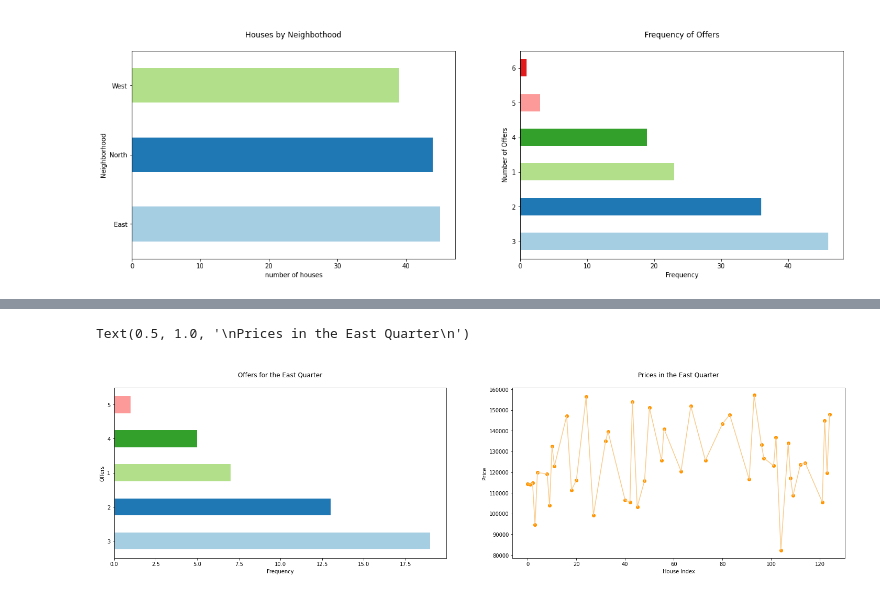
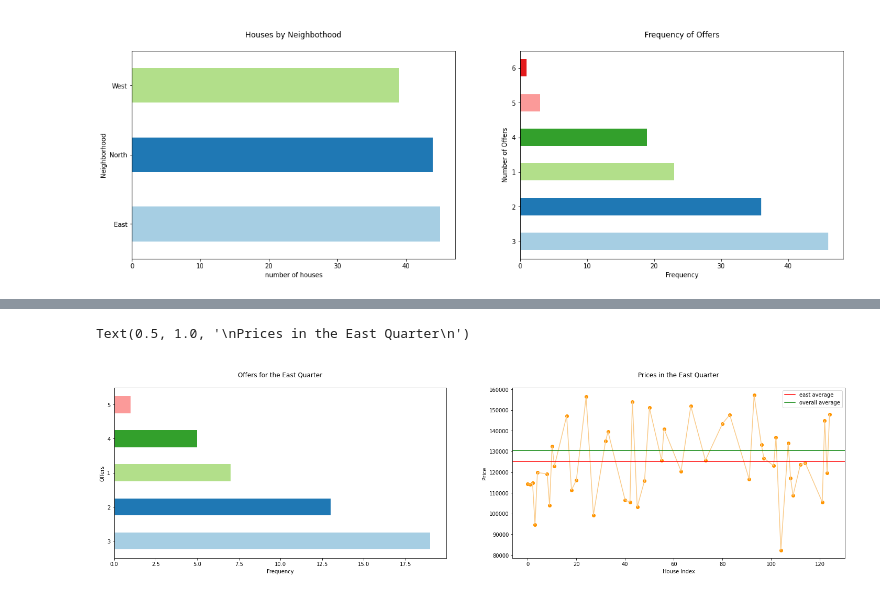
Before and after one commit to gabrielalastra/houses_for_sale, a Jupyter notebook: houses_4sale.ipynb, the cells around one changed output, grey strips where cells are left out. Drawn from its saved outputs; the diff is of its cells as text; code cells hidden in the pictures.

```diff
--- a/houses_4sale.ipynb
+++ b/houses_4sale.ipynb
@@ -375,20 +381,23 @@ Text(0.5, 1.0, '\nPrices in the West Quarter\n')
 # %%
 plt.figure(figsize=[25,6])
 plt.subplot(1,2,1)
 mask7 = (housesdata['Neighborhood']=='East')
 mask7 = housesdata[mask7]
 mask7['Offers'].value_counts().plot(kind='barh',
                               color=plt.cm.Paired(np.arange(len(mask7['Offers']))))
 plt.ylabel('Offers')
 plt.xlabel('Frequency')
 plt.title('\nOffers for the East Quarter\n')
 
 plt.subplot(1,2,2)
 plt.plot(mask7['Price'], 'o', color='#ff9500')
 plt.plot(mask7['Price'], color='#facb8a')
+plt.axhline(mask7['Price'].mean(), color='red',label='east average')
+plt.axhline(housesdata['Price'].mean(), color='green', label='overall average')
+plt.legend(loc='best')
 plt.ylabel('Price')
 plt.xlabel('House Index')
 plt.title('\nPrices in the East Quarter\n')
 # %% [output]
 Text(0.5, 1.0, '\nPrices in the East Quarter\n')
-[figure, old version]
+[figure, new version]
```
Also changed, not shown: parts of 2 cells of this notebook.
